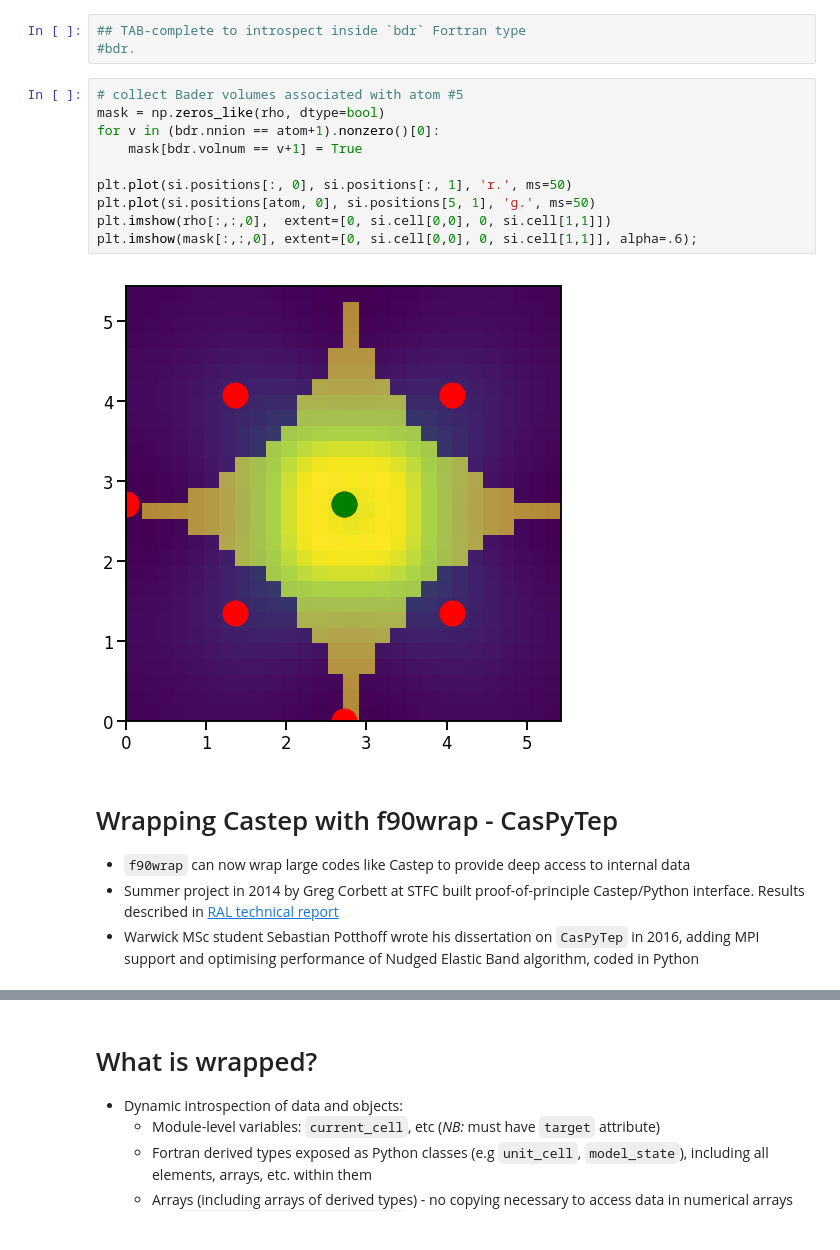
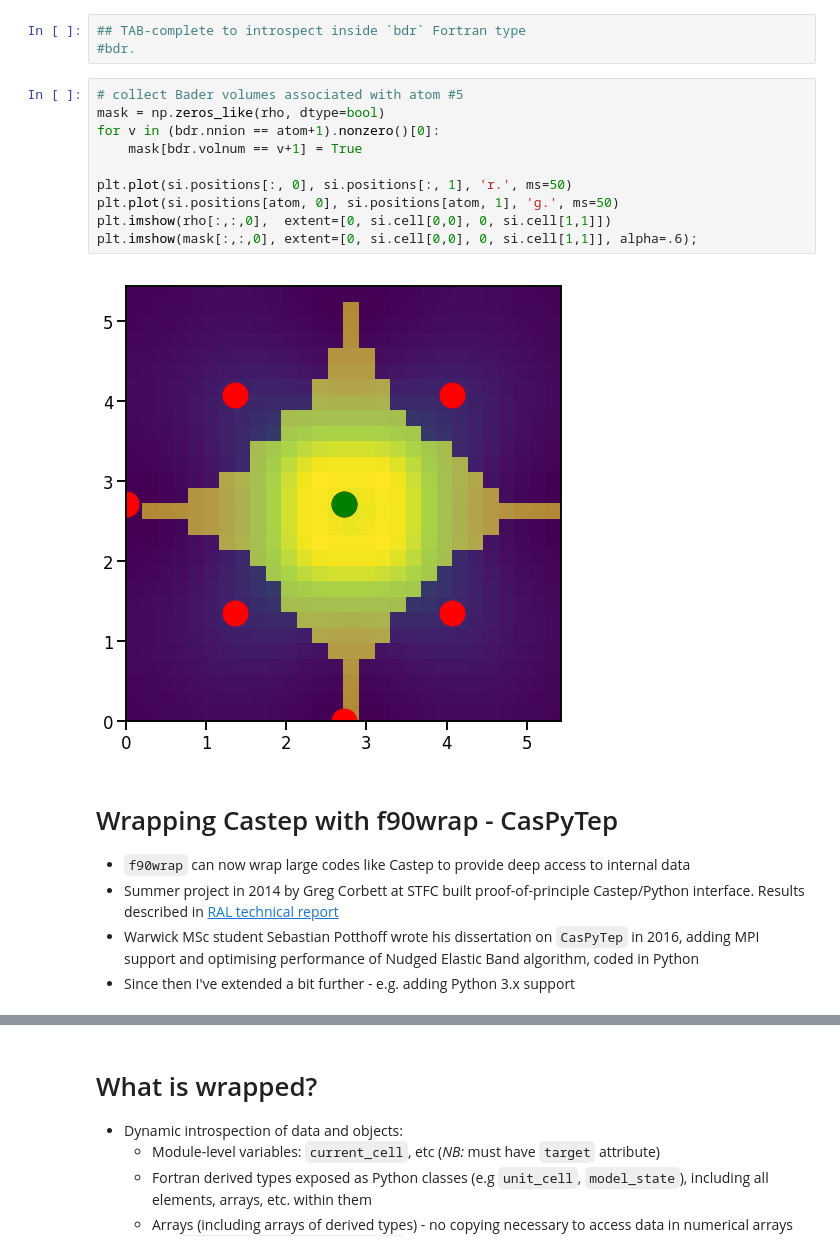
Before and after one commit to jameskermode/f90wrap, a Jupyter notebook: docs/tutorials/f90wrap-demo-feb-2020.ipynb, the cells around one changed output, grey strips where cells are left out. Drawn from its saved outputs; the diff is of its cells as text.

```diff
--- a/docs/tutorials/f90wrap-demo-feb-2020.ipynb
+++ b/docs/tutorials/f90wrap-demo-feb-2020.ipynb
@@ -192,21 +193,22 @@ ionchg: [4.3021914  4.45675228 4.30103065 4.45767082 4.25951538 4.45906755
 # %%
 # collect Bader volumes associated with atom #5
 mask = np.zeros_like(rho, dtype=bool)
 for v in (bdr.nnion == atom+1).nonzero()[0]:
     mask[bdr.volnum == v+1] = True
 
 plt.plot(si.positions[:, 0], si.positions[:, 1], 'r.', ms=50)
-plt.plot(si.positions[atom, 0], si.positions[5, 1], 'g.', ms=50)
+plt.plot(si.positions[atom, 0], si.positions[atom, 1], 'g.', ms=50)
 plt.imshow(rho[:,:,0],  extent=[0, si.cell[0,0], 0, si.cell[1,1]])
 plt.imshow(mask[:,:,0], extent=[0, si.cell[0,0], 0, si.cell[1,1]], alpha=.6);
 # %% [output]
-[figure, old version]
+[figure, new version]
 # %% [markdown]
 # Wrapping Castep with f90wrap - CasPyTep
 
 - `f90wrap` can now wrap large codes like Castep to provide deep access to internal data
 - Summer project in 2014 by Greg Corbett at STFC built proof-of-principle Castep/Python interface. Results described in [RAL technical report](https://epubs.stfc.ac.uk/work/18048381)
 - Warwick MSc student Sebastian Potthoff wrote his dissertation on `CasPyTep` in 2016, adding MPI support and optimising performance of Nudged Elastic Band algorithm, coded in Python
+- Since then I've extended a bit further - e.g. adding Python 3.x support
 # %% [markdown]
 # CasPyTep Requirements
 
```
Also changed, not shown: parts of 14 cells of this notebook.
